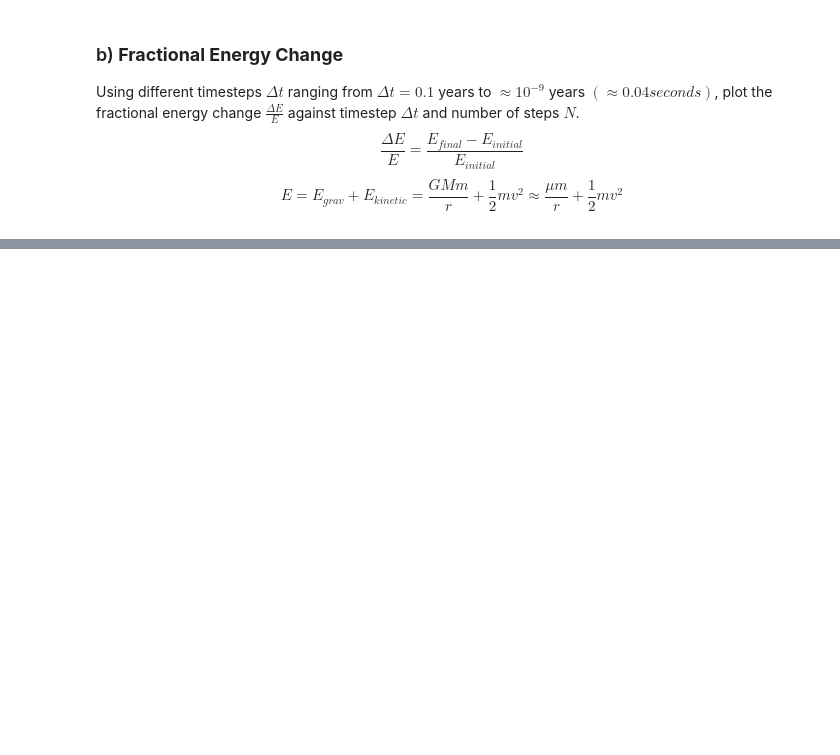
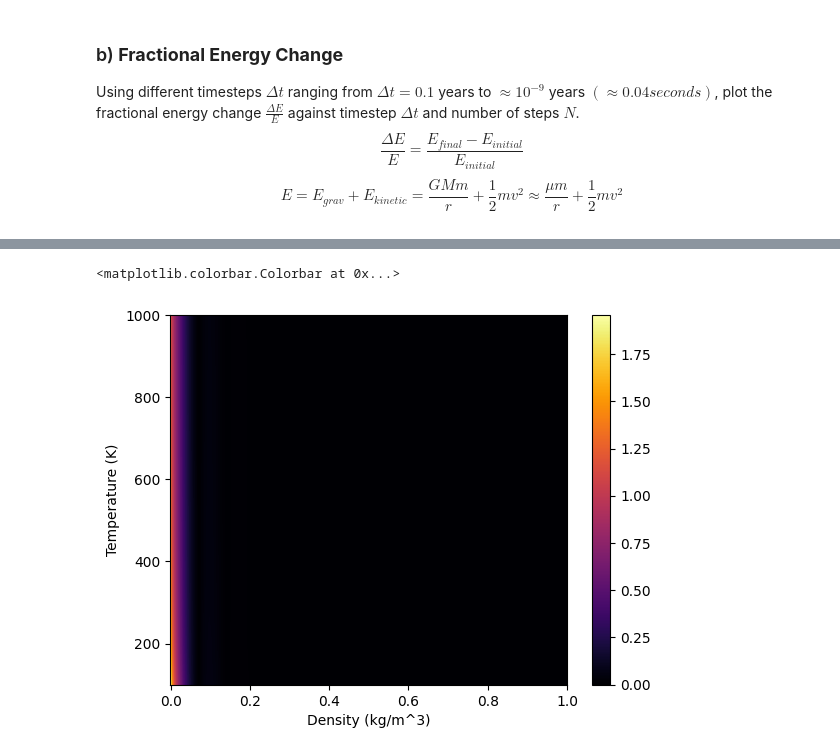
Before and after one commit to LFW25/PHYS512-Computational_Physics, a Jupyter notebook: Assignments/A1.ipynb, the cells around one changed output, grey strips where cells are left out. Drawn from its saved outputs; the diff is of its cells as text; code cells hidden in the pictures; blank space fills up the shorter version.

```diff
--- a/Assignments/A1.ipynb
+++ b/Assignments/A1.ipynb
@@ -85,7 +85,7 @@ from tqdm import tqdm
 gm_Sun = 1.3271 * (10**20) # Newtons
 
 seconds_per_year = int(365.25 * 86400) # approximate number of seconds in 1 year
-dt = 1 # Delta t
+dt = 10 # Delta t
 num_steps = int(seconds_per_year/dt)
 print(num_steps)
 
@@ -130,7 +130,6 @@ while dt <= 10000000 and num_steps > 0:
     e_0 = e_grav(gm_Sun, rad) + e_kinetic(0, vy_0)
 
 
-
     x = np.zeros(num_steps)
     y = np.zeros(num_steps) # Initial y = 0
     vx = np.zeros(num_steps)# Initial vx = 0
@@ -151,6 +150,9 @@ while dt <= 10000000 and num_steps > 0:
 
     e_final_list.append(e_final)
 
+    print("Initial vx, vy: ", 0, vy_0)
+    print("Final vx, vy: ", vx[-1], vy[-1])
+
     x_lists.append(x)
     y_lists.append(y)
     vx_lists.append(vx)
@@ -212,0 +299,10 @@ N = 3, Brouwer Error = 1.7320508075688771e-16, Actual Error = 4.9216004706644497
+# %%
+plt.figure(1)
+#plt.pcolormesh(full_d_array, full_t_array, np.log10(p_frac_error), cmap = "inferno", vmin = min_p_frac_error, vmax = max_p_frac_error)
+plt.pcolormesh(full_d_array, full_t_array, p_frac_error, cmap = "inferno")
+plt.xlabel("Density (kg/m^3)")
+plt.ylabel("Temperature (K)")
+plt.colorbar()
+# %% [output]
+<matplotlib.colorbar.Colorbar at 0x...>
+[figure, added]
```
Also changed, not shown: parts of 11 cells of this notebook.
